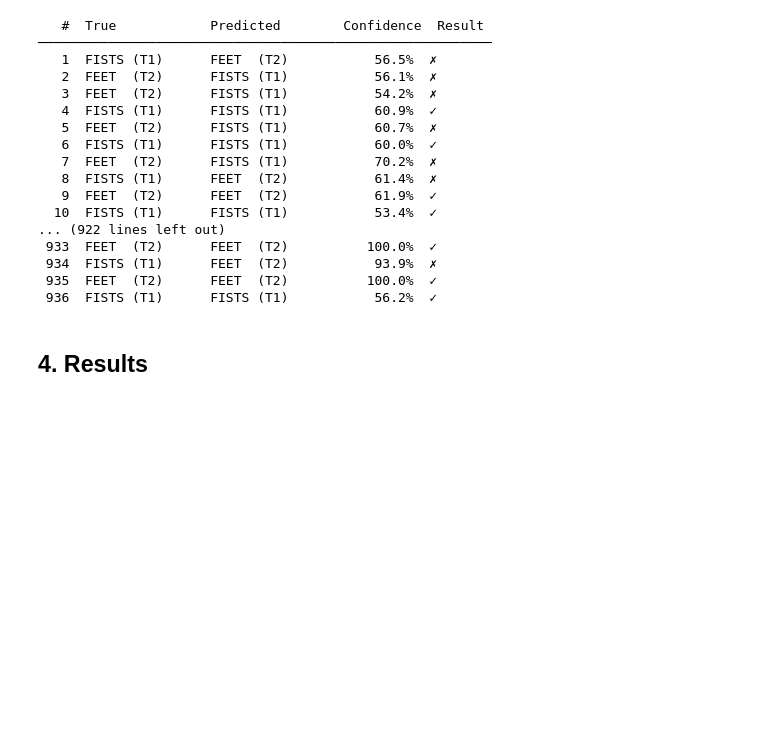
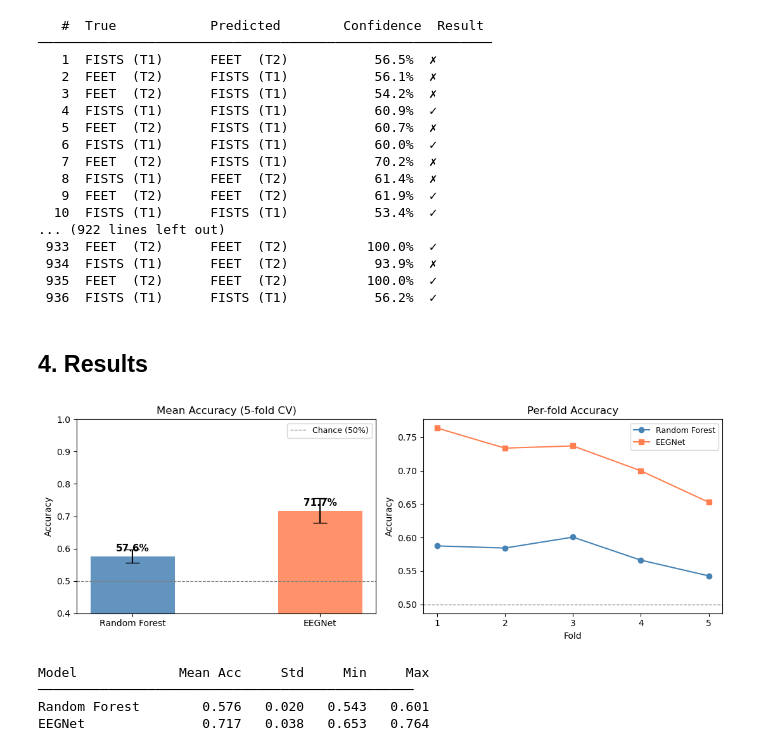
Before and after one commit to miletovaa/eeg-movement-classificator, a Jupyter notebook: main.ipynb, the cells around one changed output. Cells and saved outputs as stored; diff of their text form; code cells hidden in the pictures; blank space fills up the shorter version.

```diff
--- a/main.ipynb
+++ b/main.ipynb
@@ -393,3 +393,54 @@ for i in range(len(X_te)):
  936  FISTS (T1)      FISTS (T1)           56.2%  ✓
 # %% [markdown]
 ## 4. Results
+# %%
+import numpy as np
+import matplotlib.pyplot as plt
+
+rf_accs  = res_rf['test_accuracy']
+cnn_accs = np.array(accs)
+n_folds  = len(rf_accs)
+
+fig, (ax1, ax2) = plt.subplots(1, 2, figsize=(11, 4))
+
+# ── Bar chart: mean ± std ─────────────────────────────────────────
+x = np.arange(2)
+bars = ax1.bar(x, [rf_accs.mean(), cnn_accs.mean()],
+               yerr=[rf_accs.std(), cnn_accs.std()],
+               color=['steelblue', 'coral'], alpha=0.85,
+               width=0.45, capsize=8, error_kw=dict(lw=1.5))
+ax1.axhline(0.5, color='gray', linestyle='--', lw=0.9, label='Chance (50%)')
+for bar, val in zip(bars, [rf_accs.mean(), cnn_accs.mean()]):
+    ax1.text(bar.get_x() + bar.get_width() / 2, val + 0.015,
+             f'{val:.1%}', ha='center', fontsize=11, fontweight='bold')
+ax1.set_xticks(x)
+ax1.set_xticklabels(['Random Forest', 'EEGNet'])
+ax1.set_ylabel('Accuracy')
+ax1.set_ylim(0.4, 1.0)
+ax1.set_title(f'Mean Accuracy ({n_folds}-fold CV)')
+ax1.legend(fontsize=9)
+
+# ── Per-fold line chart ───────────────────────────────────────────
+folds = np.arange(1, n_folds + 1)
+ax2.plot(folds, rf_accs,  'o-', color='steelblue', label='Random Forest', lw=1.5)
+ax2.plot(folds, cnn_accs, 's-', color='coral',     label='EEGNet',        lw=1.5)
+ax2.axhline(0.5, color='gray', linestyle='--', lw=0.9)
+ax2.set_xlabel('Fold')
+ax2.set_ylabel('Accuracy')
+ax2.set_title('Per-fold Accuracy')
+ax2.set_xticks(folds)
+ax2.legend(fontsize=9)
+
+plt.tight_layout()
+plt.show()
+
+print(f"{'Model':<16}  {'Mean Acc':>8}  {'Std':>6}  {'Min':>6}  {'Max':>6}")
+print("─" * 48)
+for label, arr in [('Random Forest', rf_accs), ('EEGNet', cnn_accs)]:
+    print(f"{label:<16}  {arr.mean():>8.3f}  {arr.std():>6.3f}  {arr.min():>6.3f}  {arr.max():>6.3f}")
+# %% [output]
+[figure, added]
+Model             Mean Acc     Std     Min     Max
+────────────────────────────────────────────────
+Random Forest        0.576   0.020   0.543   0.601
+EEGNet               0.717   0.038   0.653   0.764
```
